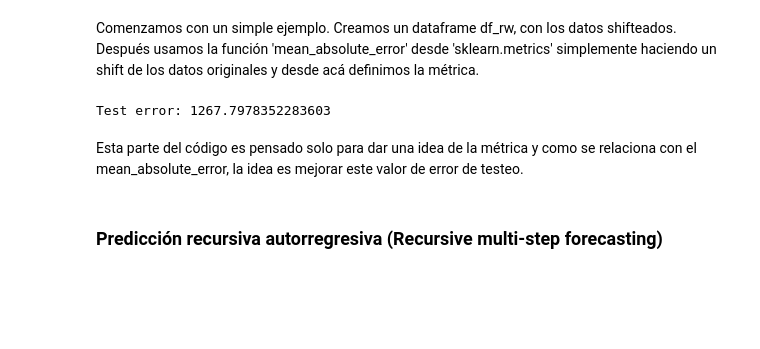
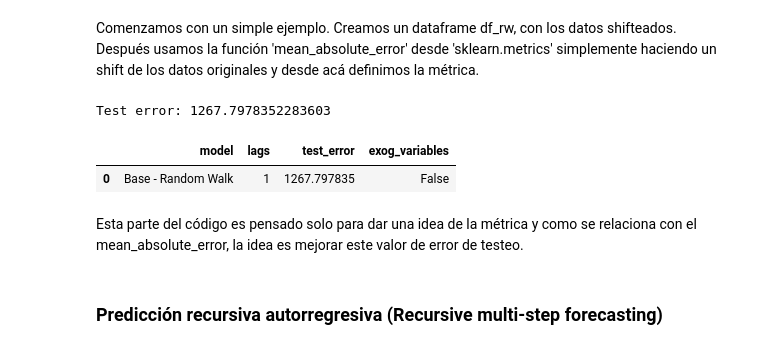
Before and after one commit to PhyData/Bitcoin_Forecast, a Jupyter notebook: Proyecto_Bitcoin/Notebook 1.ipynb, the cells around one changed output. Saved outputs shown, nothing was run; the diff lists cells and outputs as text; code cells hidden in the pictures; blank space fills up the shorter version.

```diff
--- a/Proyecto_Bitcoin/Notebook 1.ipynb
+++ b/Proyecto_Bitcoin/Notebook 1.ipynb
@@ -320,6 +302,14 @@ metric = mean_absolute_error(y_true, y_pred)
 print(f'Test error: {metric}')
 # %% [output]
 Test error: 1267.7978352283603
+# %%
+df_errors = pd.DataFrame({'model': 'Base - Random Walk', 'lags': 1,
+                          'test_error': metric, 'exog_variables': False},
+                         index=[0])
+df_errors
+# %% [output]
+|  | model | lags | test_error | exog_variables |
+| 0 | Base - Random Walk | 1 | 1267.797835 | False |
 # %% [markdown]
 Esta parte del código es pensado solo para dar una idea de la métrica y como se relaciona con el mean_absolute_error, la idea es mejorar este valor de error de testeo.
 # %% [markdown]
```
Also changed, not shown: parts of 33 cells of this notebook, 1 other file.
